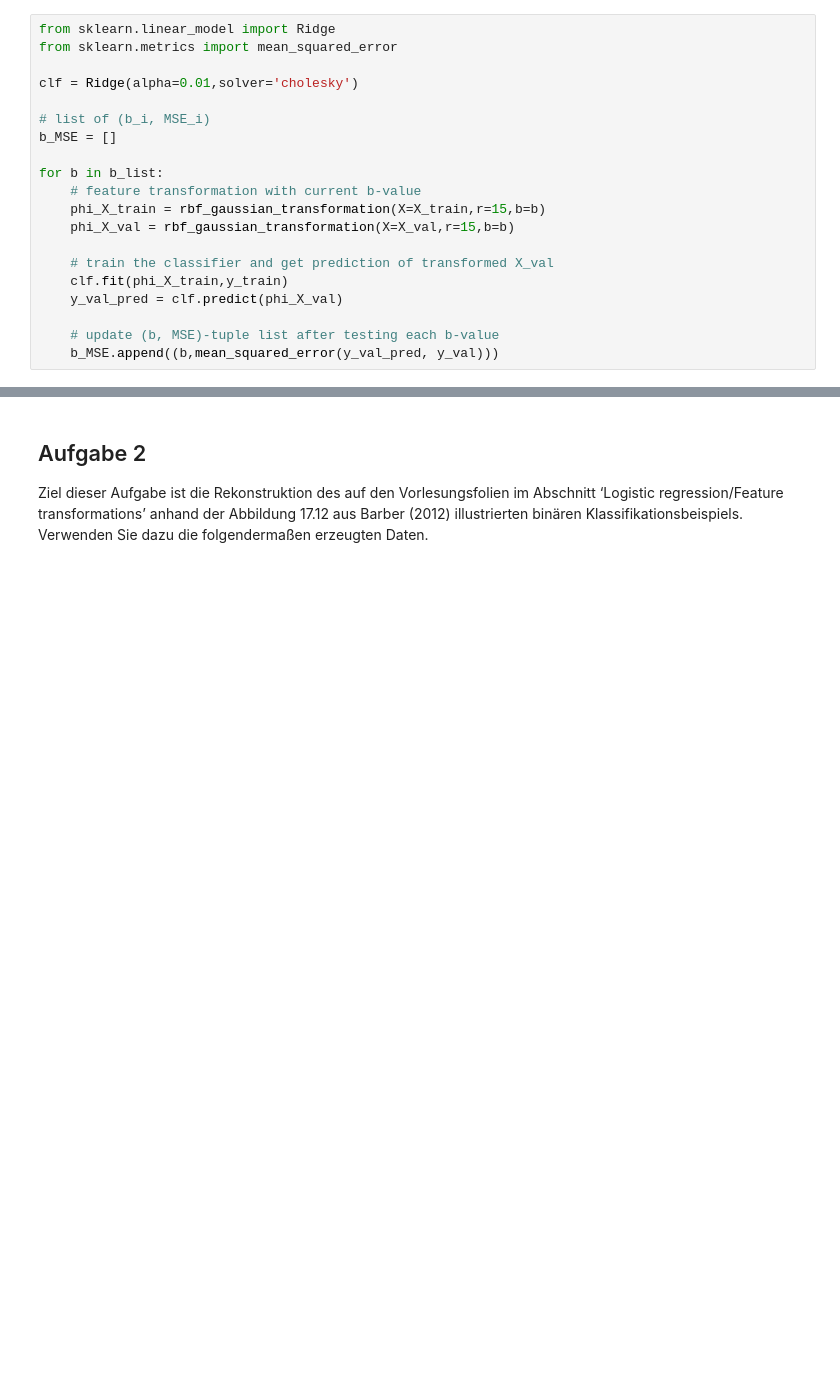
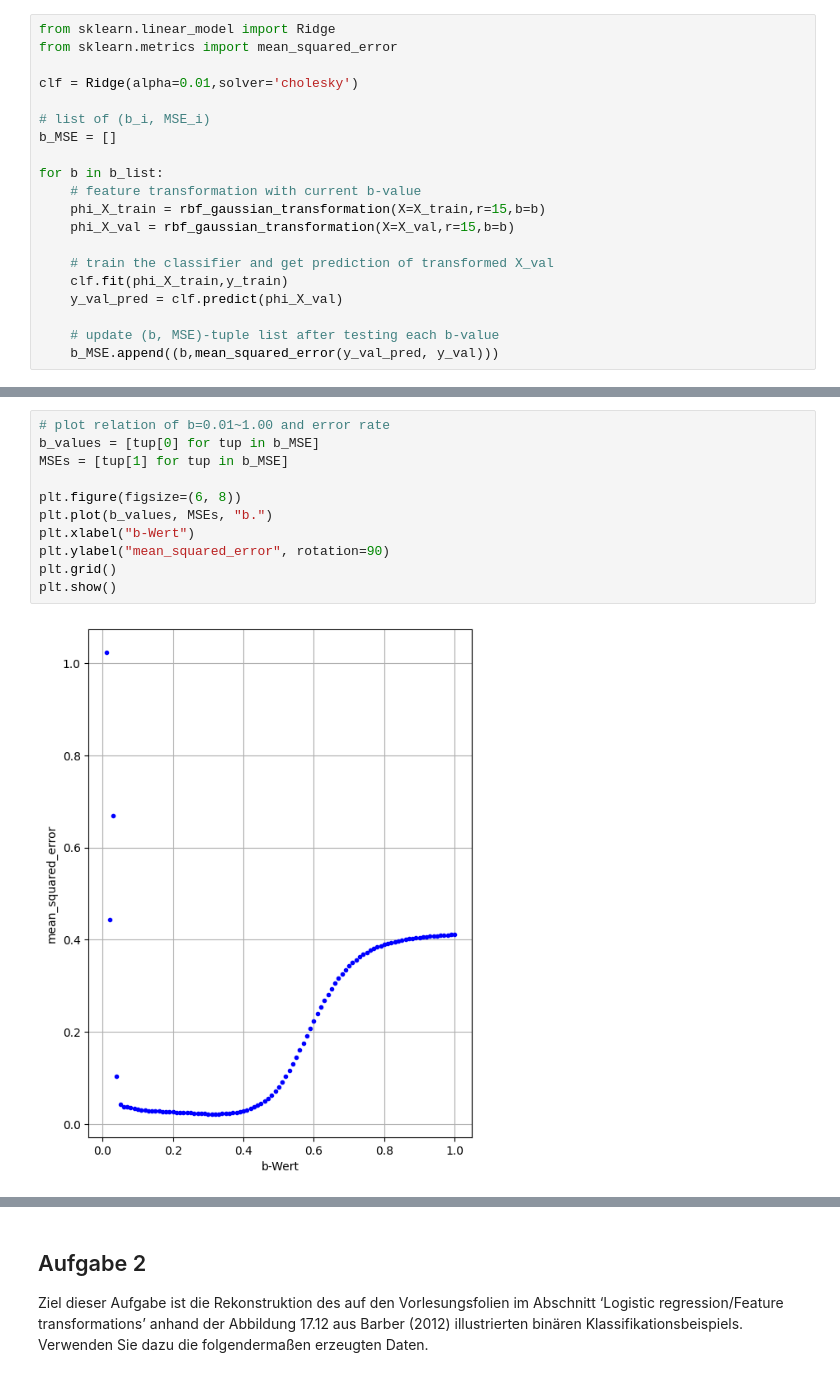
Before and after one commit to ansost/ml23-assignments, a Jupyter notebook: a2-Logistic-Regression/xia-homework-2-incomplete.ipynb, the cells around one changed output, grey strips where cells are left out. Cells and saved outputs as stored; diff of their text form; blank space fills up the shorter version.

```diff
--- a/a2-Logistic-Regression/xia-homework-2-incomplete.ipynb
+++ b/a2-Logistic-Regression/xia-homework-2-incomplete.ipynb
@@ -105 +105,14 @@ dementsprechender b-Wert: 0.24
+# %%
+# plot relation of b=0.01~1.00 and error rate
+b_values = [tup[0] for tup in b_MSE]
+MSEs = [tup[1] for tup in b_MSE]
+
+plt.figure(figsize=(6, 8))
+plt.plot(b_values, MSEs, "b.")
+plt.xlabel("b-Wert")
+plt.ylabel("mean_squared_error", rotation=90)
+plt.grid()
+plt.show()
+# %% [output]
+[figure, added]
 # %%
```
Also changed, not shown: parts of 4 cells of this notebook.
